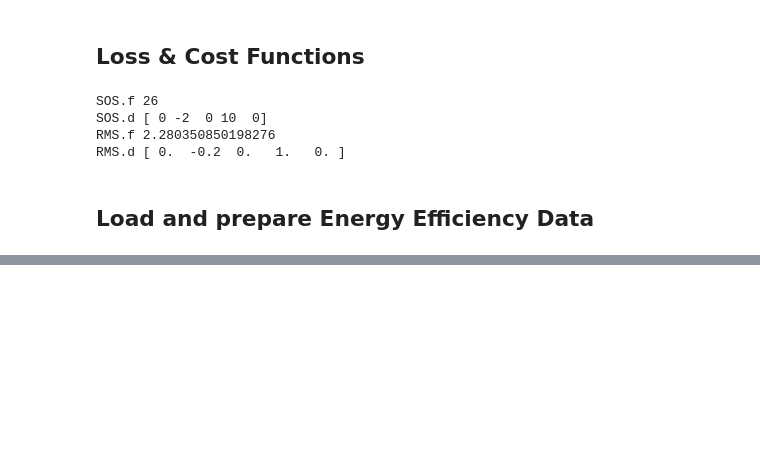
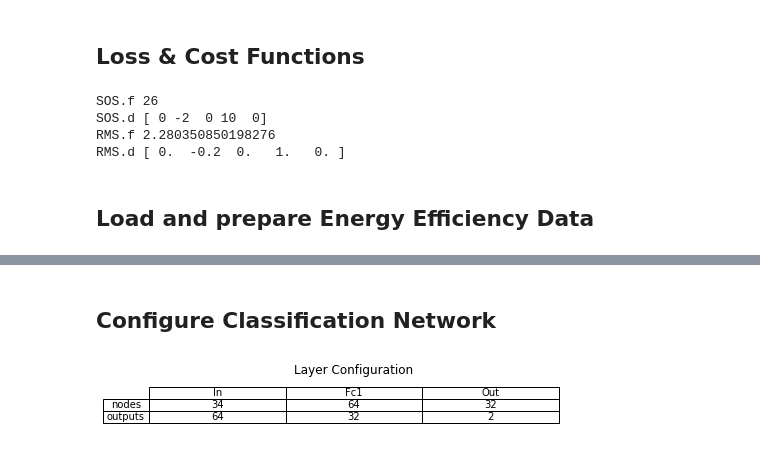
Before and after one commit to bugerry87/fcnn_scratch, a Jupyter notebook: NeuralNetwork.ipynb, the cells around one changed output, grey strips where cells are left out. Cells and saved outputs as stored; diff of their text form; code cells hidden in the pictures; blank space fills up the shorter version.

```diff
--- a/NeuralNetwork.ipynb
+++ b/NeuralNetwork.ipynb
@@ -497,8 +595,2 @@ plt.show()
 
 Implement a classification network for the Ionosphere dataset.
-# %%
-import numpy as np
-
-class CE:
-    f = lambda t,y: np.sum(np.sum(np.dot(t, np.log(y)), axis=1))
-    d = lambda t,y: t - y
@@ -504,0 +687,46 @@ class CE:
+# %% [markdown]
+## Configure Classification Network
+# %%
+import matplotlib.pyplot as plt
+import numpy as np
+
+def init_Ion_network(epochs, batch_size):
+    nn = NeuralNetwork(
+        lambda: gen_Ion_data(train, epochs, batch_size),
+        lambda: gen_Ion_data(val, 1, 1),
+        CE,
+        AMax
+    )
+
+    nn.In = FcLayer(init_params(34, 64, scale=1),
+                  Sigmoid,
+                  nn.gen_input,
+                  None,
+                  #clipping=1
+                 )
+
+    nn.Fc1 = FcLayer(init_params(64, 32, scale=1),
+                  Sigmoid,
+                  nn.In.poll_forward,
+                  nn.In.push_backward,
+                  #clipping=1
+                 )
+
+    nn.Out = FcLayer(init_params(32, 2, scale=1),
+                  Sigmoid,
+                  nn.Fc1.poll_forward,
+                  nn.Fc1.push_backward,
+                  #clipping=1
+                 )
+
+    # let's map the model to a dictionery for easy access
+    nn.model = {
+        'In':(nn.In.w, nn.In.b),
+        'Fc1':(nn.Fc1.w, nn.Fc1.b),
+        'Out':(nn.Out.w, nn.Out.b)
+    }
+    return nn
+
+plot_net_conf(init_Ion_network(1, 1))
+# %% [output]
+[figure, added]
```
Also changed, not shown: parts of 21 cells of this notebook.
